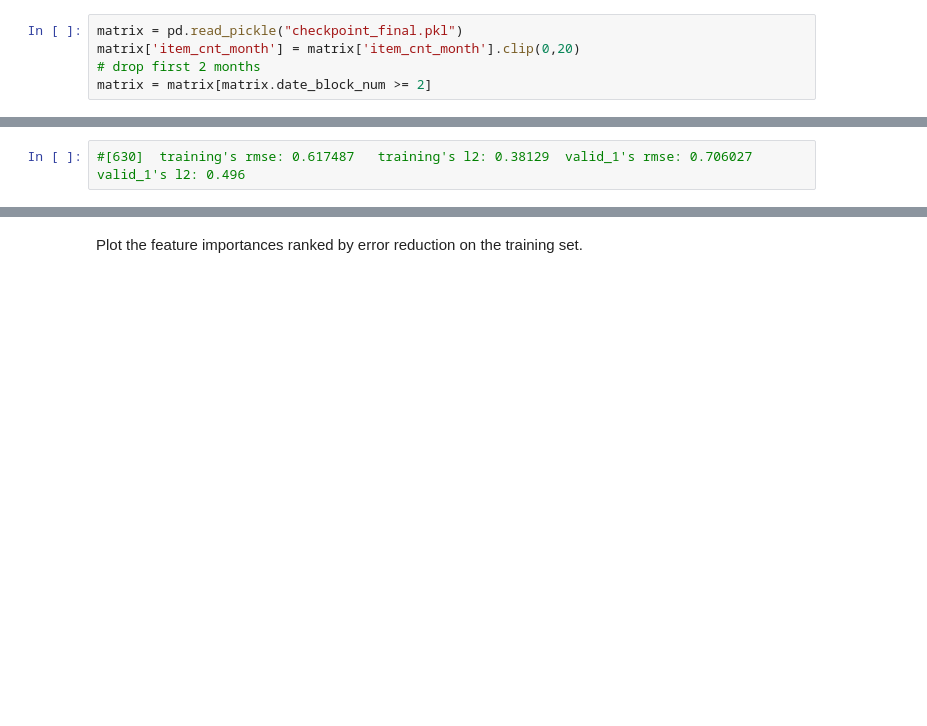
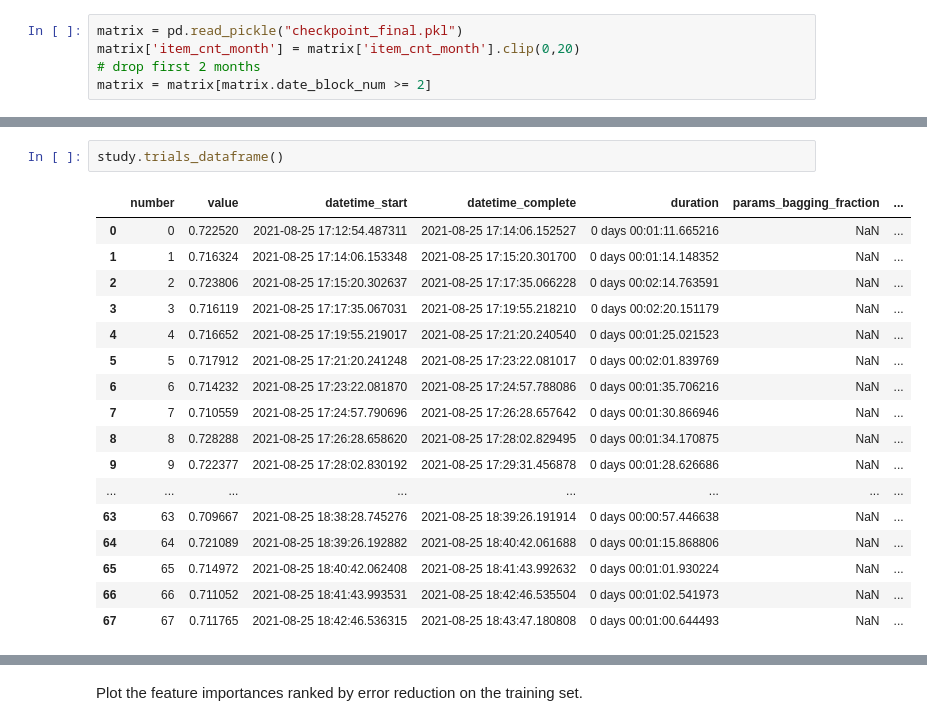
Before and after one commit to beatwad/predict_future_sales, a Jupyter notebook: top-1-predict-future-sales-features-lightgbm.ipynb, the cells around one changed output, grey strips where cells are left out. Saved outputs shown, nothing was run; the diff lists cells and outputs as text; blank space fills up the shorter version.

```diff
--- a/top-1-predict-future-sales-features-lightgbm.ipynb
+++ b/top-1-predict-future-sales-features-lightgbm.ipynb
@@ -1540,2 +1773,20 @@ Did not meet early stopping. Best iteration is:
-# %%
-#[630]	training's rmse: 0.617487	training's l2: 0.38129	valid_1's rmse: 0.706027	valid_1's l2: 0.496
+# %%
+study.trials_dataframe()
+# %% [output]
+|  | number | value | datetime_start | datetime_complete | duration | params_bagging_fraction | ... |
+| 0 | 0 | 0.722520 | 2021-08-25 17:12:54.487311 | 2021-08-25 17:14:06.152527 | 0 days 00:01:11.665216 | NaN | ... |
+| 1 | 1 | 0.716324 | 2021-08-25 17:14:06.153348 | 2021-08-25 17:15:20.301700 | 0 days 00:01:14.148352 | NaN | ... |
+| 2 | 2 | 0.723806 | 2021-08-25 17:15:20.302637 | 2021-08-25 17:17:35.066228 | 0 days 00:02:14.763591 | NaN | ... |
+| 3 | 3 | 0.716119 | 2021-08-25 17:17:35.067031 | 2021-08-25 17:19:55.218210 | 0 days 00:02:20.151179 | NaN | ... |
+| 4 | 4 | 0.716652 | 2021-08-25 17:19:55.219017 | 2021-08-25 17:21:20.240540 | 0 days 00:01:25.021523 | NaN | ... |
+| 5 | 5 | 0.717912 | 2021-08-25 17:21:20.241248 | 2021-08-25 17:23:22.081017 | 0 days 00:02:01.839769 | NaN | ... |
+| 6 | 6 | 0.714232 | 2021-08-25 17:23:22.081870 | 2021-08-25 17:24:57.788086 | 0 days 00:01:35.706216 | NaN | ... |
+| 7 | 7 | 0.710559 | 2021-08-25 17:24:57.790696 | 2021-08-25 17:26:28.657642 | 0 days 00:01:30.866946 | NaN | ... |
+| 8 | 8 | 0.728288 | 2021-08-25 17:26:28.658620 | 2021-08-25 17:28:02.829495 | 0 days 00:01:34.170875 | NaN | ... |
+| 9 | 9 | 0.722377 | 2021-08-25 17:28:02.830192 | 2021-08-25 17:29:31.456878 | 0 days 00:01:28.626686 | NaN | ... |
+| ... | ... | ... | ... | ... | ... | ... | ... |
+| 63 | 63 | 0.709667 | 2021-08-25 18:38:28.745276 | 2021-08-25 18:39:26.191914 | 0 days 00:00:57.446638 | NaN | ... |
+| 64 | 64 | 0.721089 | 2021-08-25 18:39:26.192882 | 2021-08-25 18:40:42.061688 | 0 days 00:01:15.868806 | NaN | ... |
+| 65 | 65 | 0.714972 | 2021-08-25 18:40:42.062408 | 2021-08-25 18:41:43.992632 | 0 days 00:01:01.930224 | NaN | ... |
+| 66 | 66 | 0.711052 | 2021-08-25 18:41:43.993531 | 2021-08-25 18:42:46.535504 | 0 days 00:01:02.541973 | NaN | ... |
+| 67 | 67 | 0.711765 | 2021-08-25 18:42:46.536315 | 2021-08-25 18:43:47.180808 | 0 days 00:01:00.644493 | NaN | ... |
```
Also changed, not shown: parts of 23 cells of this notebook, 1 other file.
